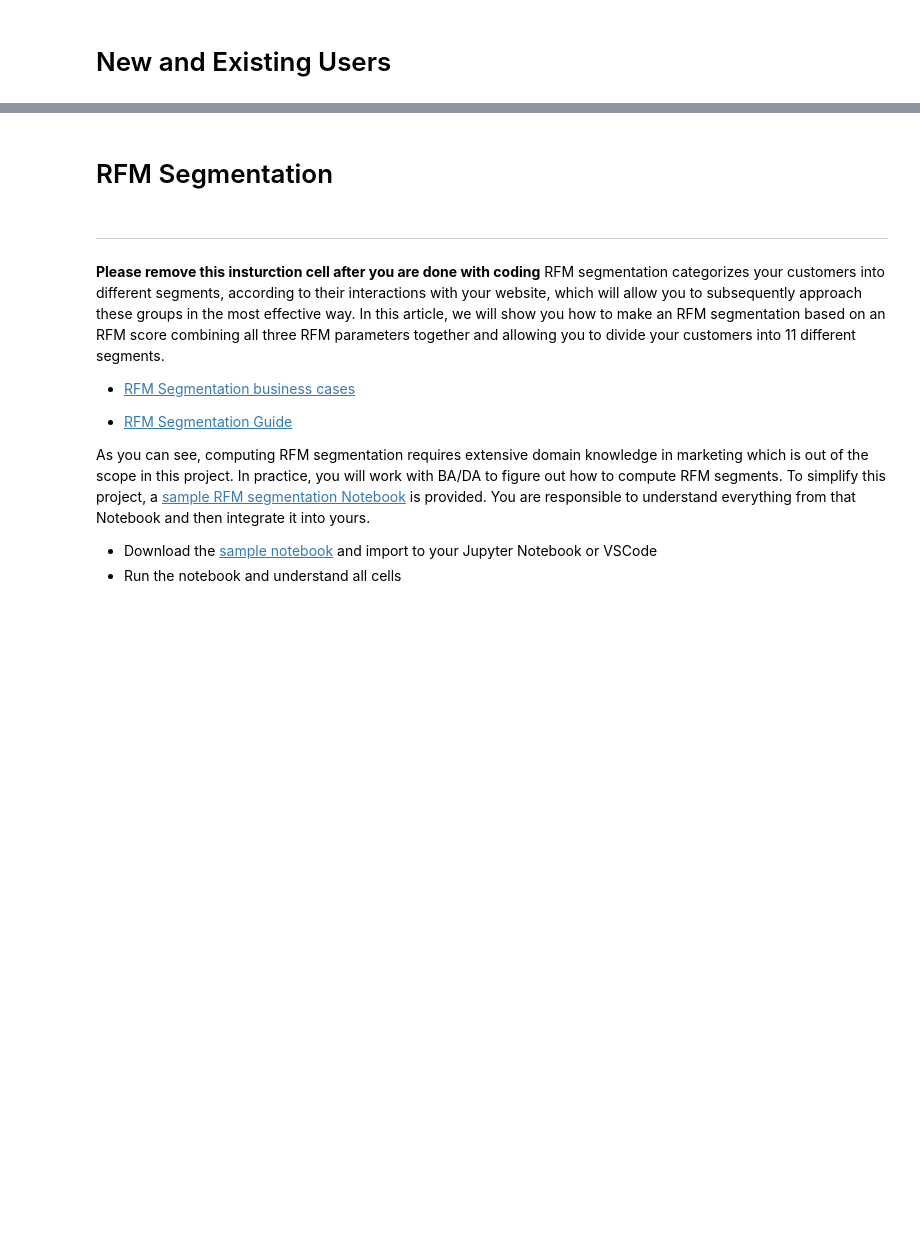
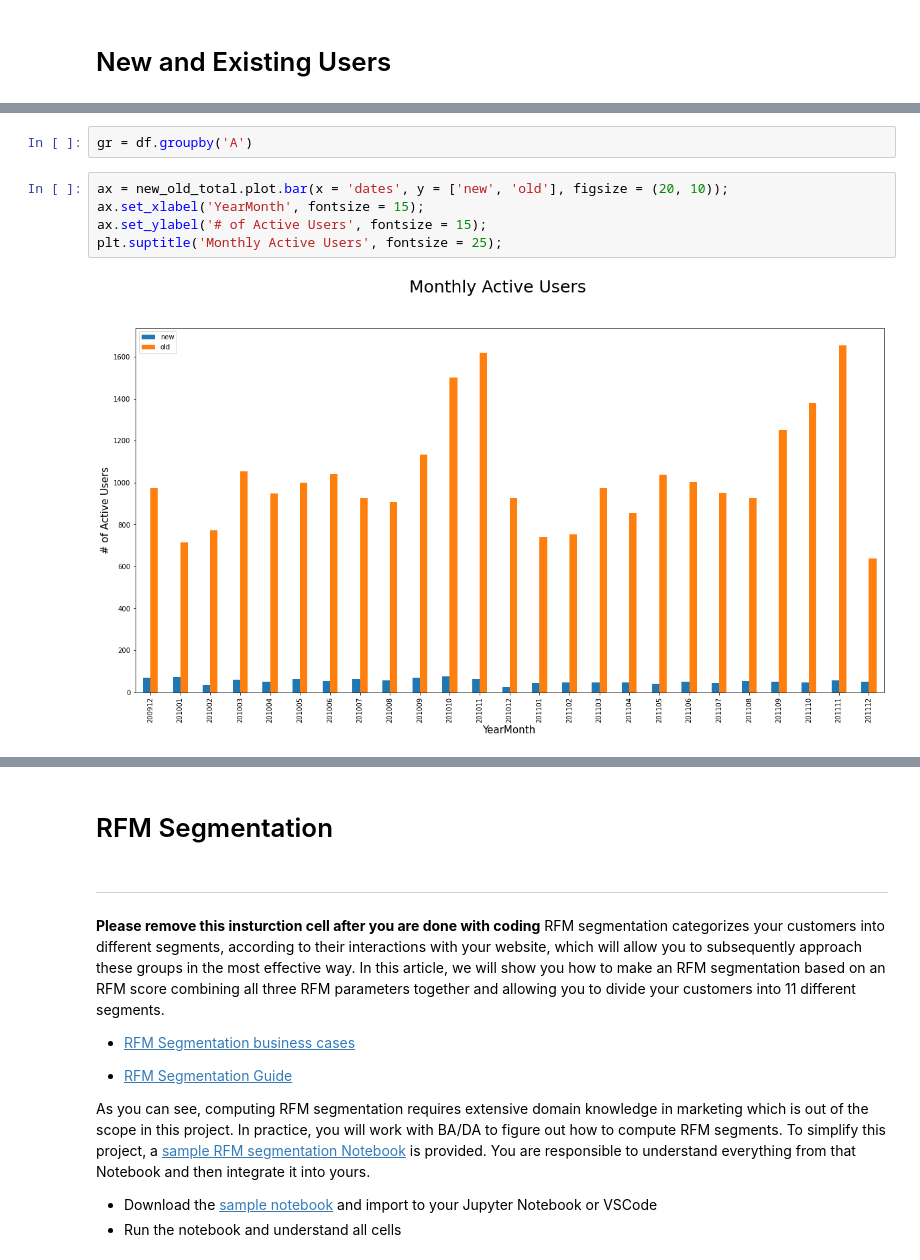
Before and after one commit to jarviscanada/jarvis_data_eng_AndresOsorio, a Jupyter notebook: python_data_wrangling/retail_data_analytics_wrangling.ipynb, the cells around one changed output, grey strips where cells are left out. Drawn from its saved outputs; the diff is of its cells as text; blank space fills up the shorter version.

```diff
--- a/python_data_wrangling/retail_data_analytics_wrangling.ipynb
+++ b/python_data_wrangling/retail_data_analytics_wrangling.ipynb
@@ -247,3 +455,12 @@ ax.set_ylabel('Growth %', fontsize = 15);
+# %%
+gr = df.groupby('A')
+# %%
+ax = new_old_total.plot.bar(x = 'dates', y = ['new', 'old'], figsize = (20, 10));
+ax.set_xlabel('YearMonth', fontsize = 15);
+ax.set_ylabel('# of Active Users', fontsize = 15);
+plt.suptitle('Monthly Active Users', fontsize = 25);
+# %% [output]
+[figure, added]
 # %% [markdown]
 ## Finding RFM
 
```
Also changed, not shown: parts of 28 cells of this notebook.
